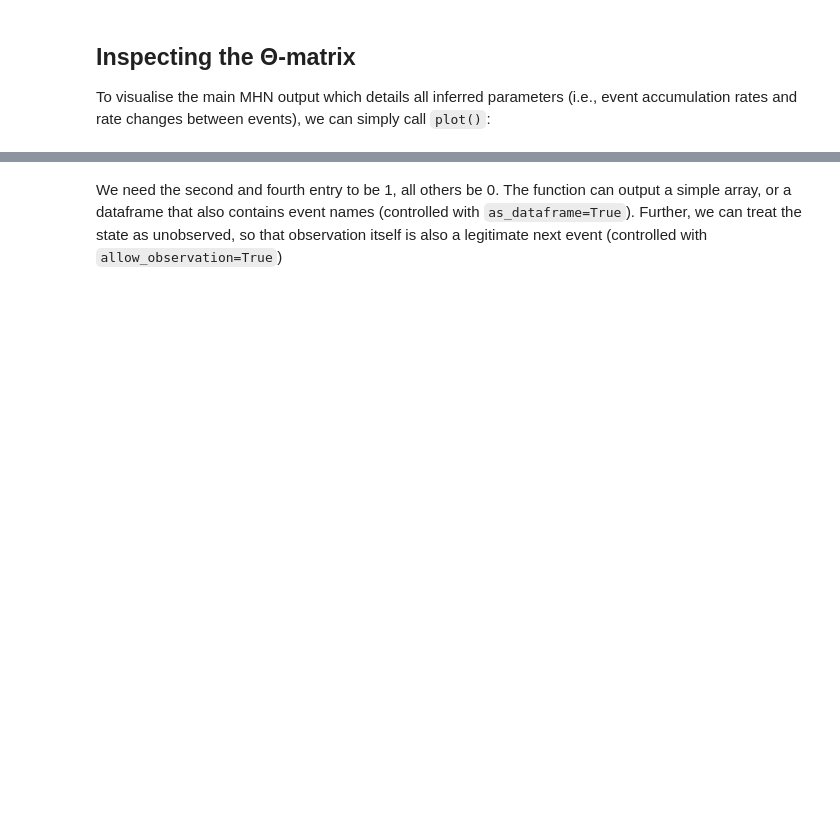
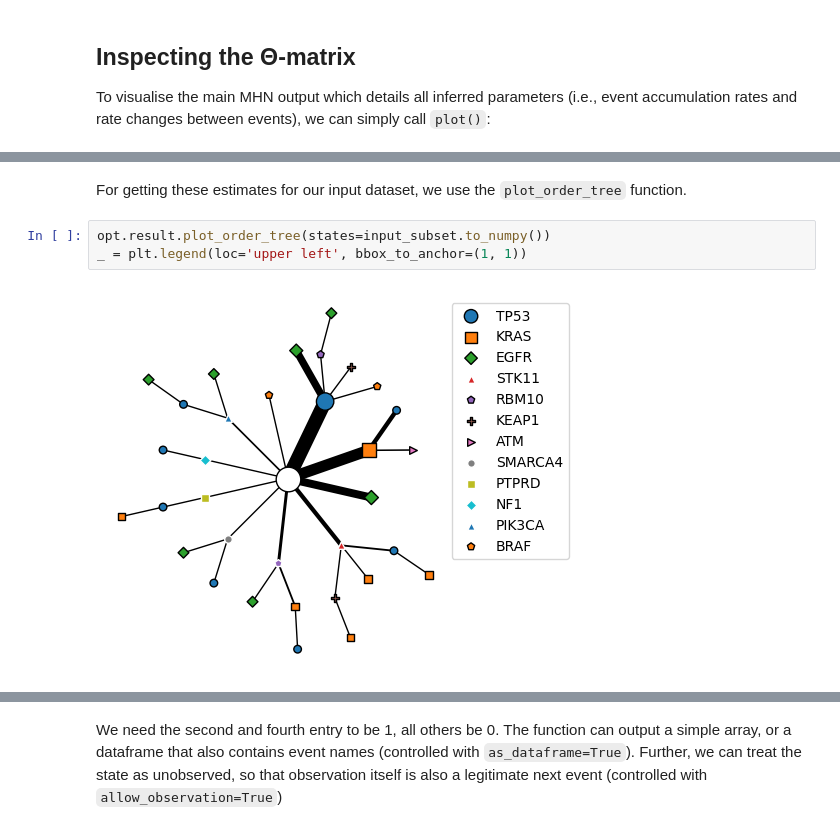
Before and after one commit to spang-lab/LearnMHN, a Jupyter notebook: demo/demo.ipynb, the cells around one changed output, grey strips where cells are left out. Drawn from its saved outputs; the diff is of its cells as text; blank space fills up the shorter version.

```diff
--- a/demo/demo.ipynb
+++ b/demo/demo.ipynb
@@ -258,0 +289,7 @@ Let's now first simulate some simple (final) observations without orderings:
+# %% [markdown]
+For getting these estimates for our input dataset, we use the `plot_order_tree` function.
+# %%
+opt.result.plot_order_tree(states=input_subset.to_numpy())
+_ = plt.legend(loc='upper left', bbox_to_anchor=(1, 1))
+# %% [output]
+[figure, added]
```
Also changed, not shown: parts of 59 cells of this notebook, 1 other file.
